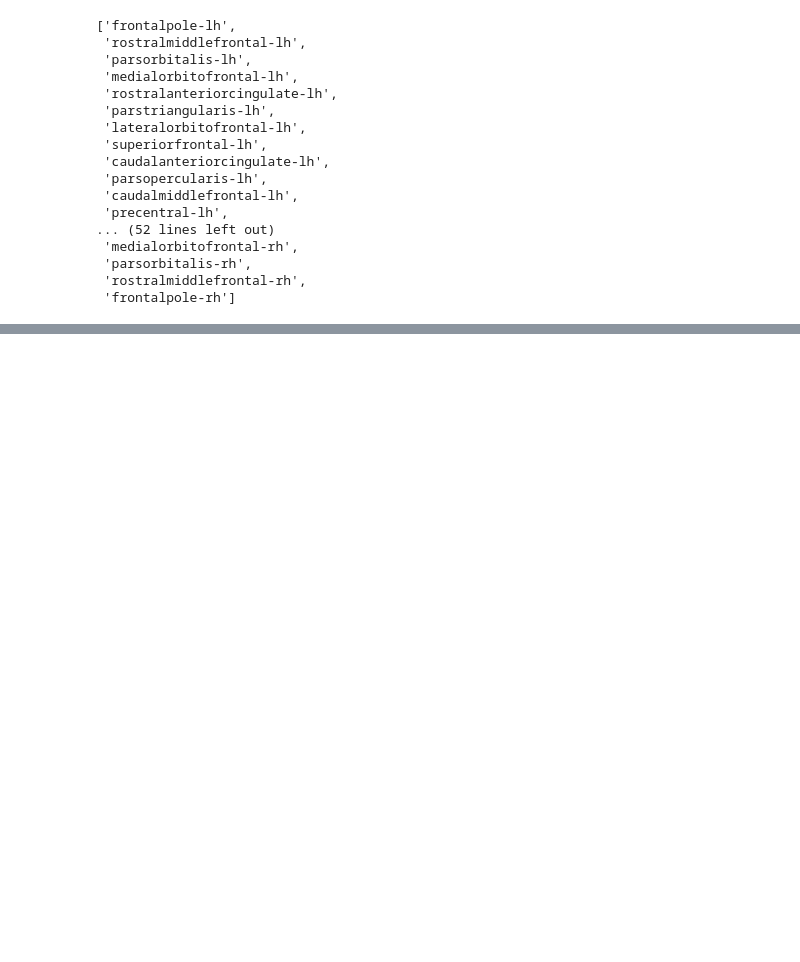
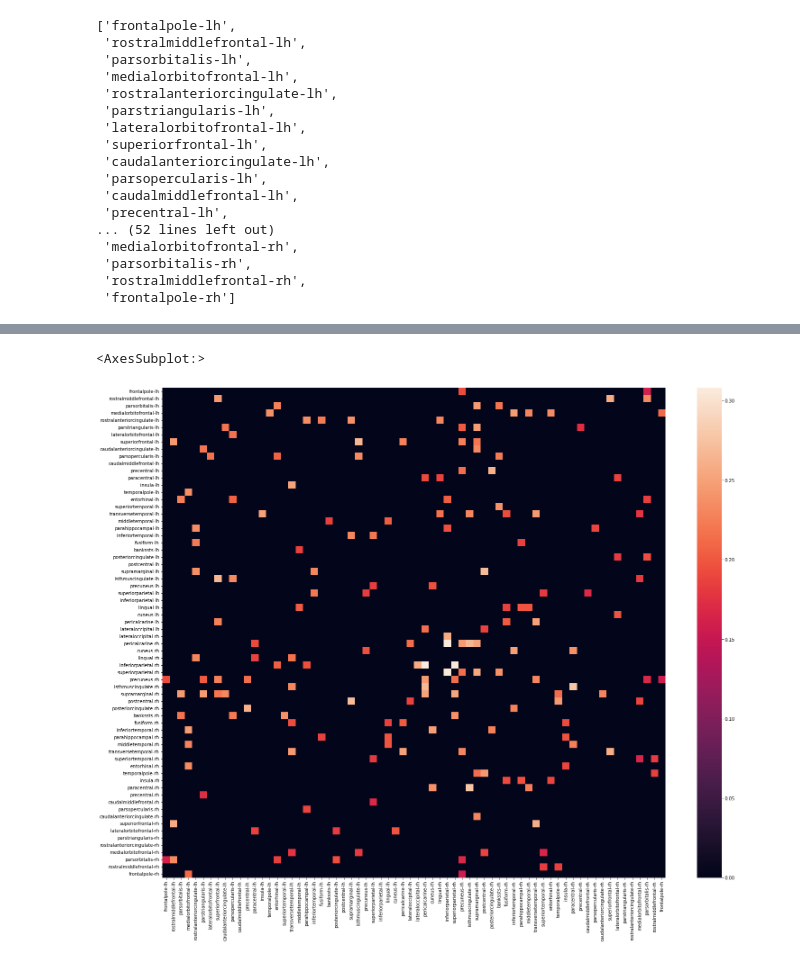
Before and after one commit to habom2310/eeg-connectivity-analysis, a Jupyter notebook: FC_distribution.ipynb, the cells around one changed output, grey strips where cells are left out. Cells and saved outputs as stored; diff of their text form; code cells hidden in the pictures; blank space fills up the shorter version.

```diff
--- a/FC_distribution.ipynb
+++ b/FC_distribution.ipynb
@@ -141,0 +271,2 @@ df_corr = pd.DataFrame(al_sum, columns = label_names, index = label_names)
+# %%
+df_order = df_corr.reindex(new_order, axis=0).reindex(new_order, axis=1)
@@ -142,3 +289,17 @@ df_corr = pd.DataFrame(al_sum, columns = label_names, index = label_names)
+# %%
+from turtle import color
+import seaborn as sns
+
+
+fig, ax = plt.subplots(figsize=(25,20))
+
+sns.heatmap(df_order,
+            xticklabels=df_order.columns.values,
+            yticklabels=df_order.columns.values,
+            color=roi_colors, ax=ax)
+# %% [output]
+<AxesSubplot:>
+[figure, added]
 # %%
 df_pair = df_corr.stack().reset_index()
 # %%
```
Also changed, not shown: parts of 18 cells of this notebook, 27 other files.
